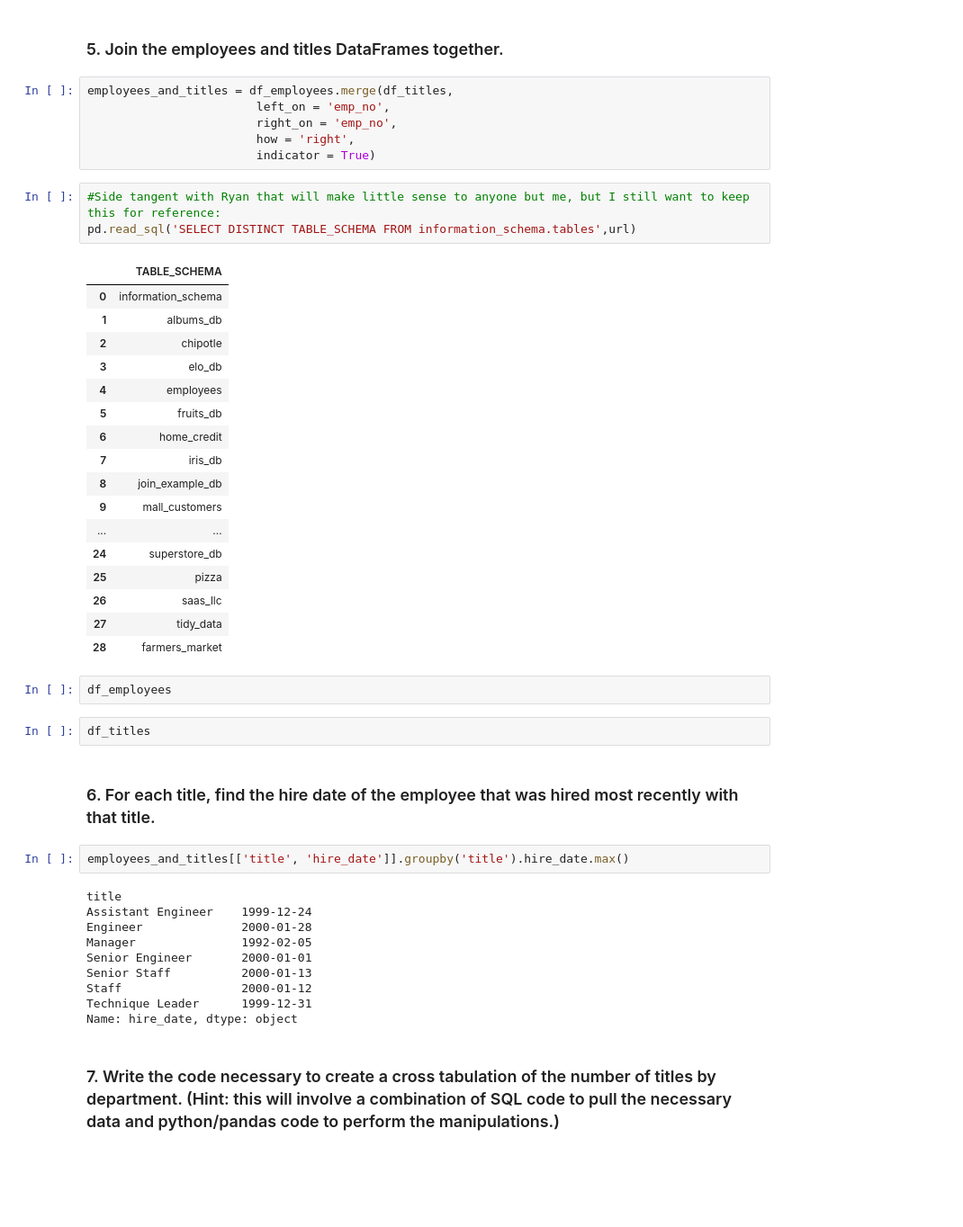
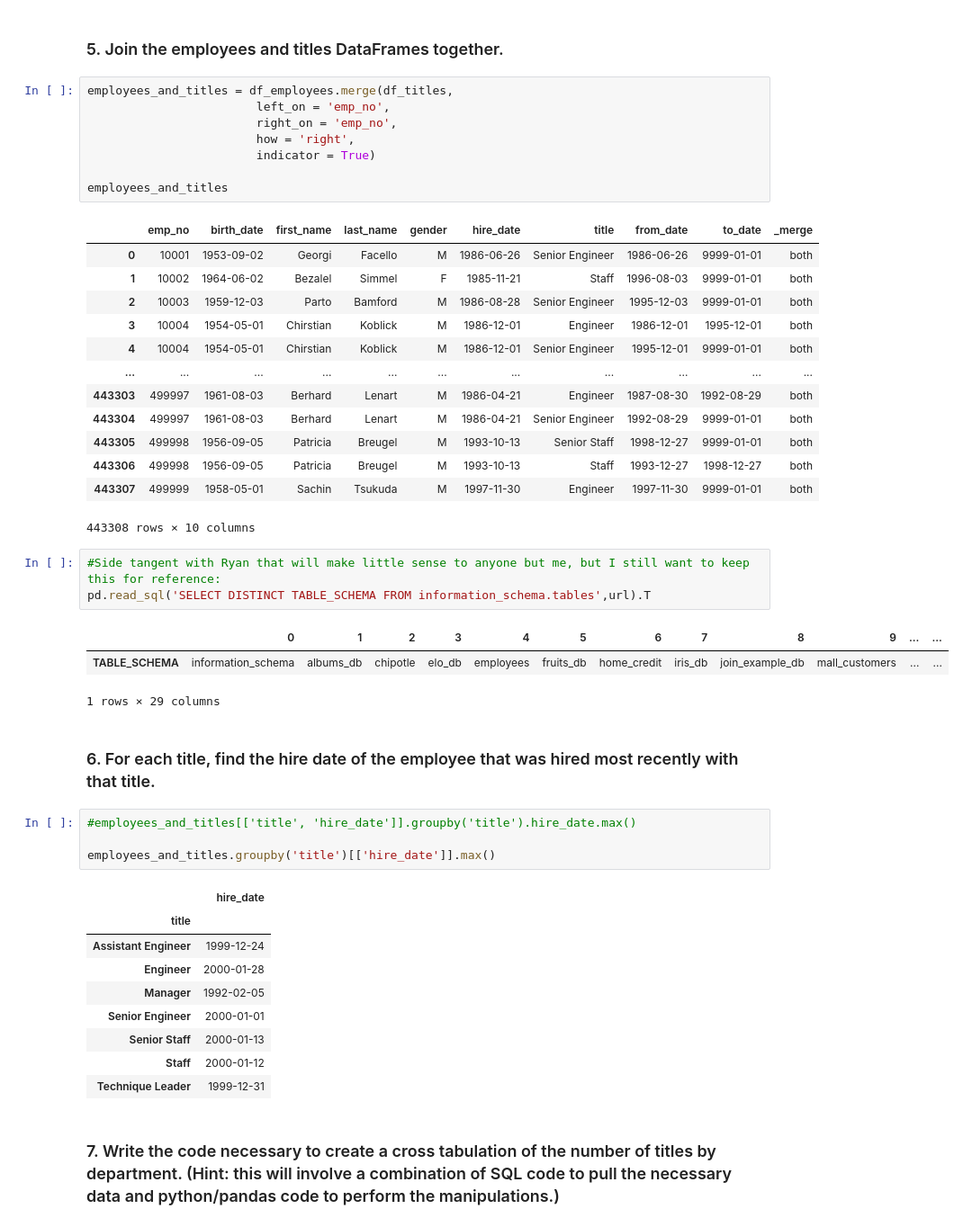
Before and after one commit to greg-maggard/numpy_pandas_visualization_exercises, a Jupyter notebook: advanced_dataframes.ipynb, the cells around one changed output. Shown: that part at 90% size. Saved outputs shown, nothing was run; the diff lists cells and outputs as text; blank space fills up the shorter version.

```diff
--- a/advanced_dataframes.ipynb
+++ b/advanced_dataframes.ipynb
@@ -371,44 +409,44 @@ employees_and_titles = df_employees.merge(df_titles,
                         right_on = 'emp_no',
                         how = 'right',
                         indicator = True)
+
+employees_and_titles
+# %% [output]
+|  | emp_no | birth_date | first_name | last_name | gender | hire_date | title | from_date | to_date | _merge |
+| 0 | 10001 | 1953-09-02 | Georgi | Facello | M | 1986-06-26 | Senior Engineer | 1986-06-26 | 9999-01-01 | both |
+| 1 | 10002 | 1964-06-02 | Bezalel | Simmel | F | 1985-11-21 | Staff | 1996-08-03 | 9999-01-01 | both |
+| 2 | 10003 | 1959-12-03 | Parto | Bamford | M | 1986-08-28 | Senior Engineer | 1995-12-03 | 9999-01-01 | both |
+| 3 | 10004 | 1954-05-01 | Chirstian | Koblick | M | 1986-12-01 | Engineer | 1986-12-01 | 1995-12-01 | both |
+| 4 | 10004 | 1954-05-01 | Chirstian | Koblick | M | 1986-12-01 | Senior Engineer | 1995-12-01 | 9999-01-01 | both |
+| ... | ... | ... | ... | ... | ... | ... | ... | ... | ... | ... |
+| 443303 | 499997 | 1961-08-03 | Berhard | Lenart | M | 1986-04-21 | Engineer | 1987-08-30 | 1992-08-29 | both |
+| 443304 | 499997 | 1961-08-03 | Berhard | Lenart | M | 1986-04-21 | Senior Engineer | 1992-08-29 | 9999-01-01 | both |
+| 443305 | 499998 | 1956-09-05 | Patricia | Breugel | M | 1993-10-13 | Senior Staff | 1998-12-27 | 9999-01-01 | both |
+| 443306 | 499998 | 1956-09-05 | Patricia | Breugel | M | 1993-10-13 | Staff | 1993-12-27 | 1998-12-27 | both |
+| 443307 | 499999 | 1958-05-01 | Sachin | Tsukuda | M | 1997-11-30 | Engineer | 1997-11-30 | 9999-01-01 | both |
+443308 rows × 10 columns
 # %%
 #Side tangent with Ryan that will make little sense to anyone but me, but I still want to keep this for reference:
-pd.read_sql('SELECT DISTINCT TABLE_SCHEMA FROM information_schema.tables',url)
+pd.read_sql('SELECT DISTINCT TABLE_SCHEMA FROM information_schema.tables',url).T
 # %% [output]
-|  | TABLE_SCHEMA |
-| 0 | information_schema |
-| 1 | albums_db |
-| 2 | chipotle |
-| 3 | elo_db |
-| 4 | employees |
-| 5 | fruits_db |
-| 6 | home_credit |
-| 7 | iris_db |
-| 8 | join_example_db |
-| 9 | mall_customers |
-| ... | ... |
-| 24 | superstore_db |
-| 25 | pizza |
-| 26 | saas_llc |
-| 27 | tidy_data |
-| 28 | farmers_market |
+|  | 0 | 1 | 2 | 3 | 4 | 5 | 6 | 7 | 8 | 9 | ... | ... |
+| TABLE_SCHEMA | information_schema | albums_db | chipotle | elo_db | employees | fruits_db | home_credit | iris_db | join_example_db | mall_customers | ... | ... |
+1 rows × 29 columns
-# %%
-df_employees
-# %%
-df_titles
 # %% [markdown]
 ### 6. For each title, find the hire date of the employee that was hired most recently with that title.
 # %%
-employees_and_titles[['title', 'hire_date']].groupby('title').hire_date.max()
+#employees_and_titles[['title', 'hire_date']].groupby('title').hire_date.max()
+
+employees_and_titles.groupby('title')[['hire_date']].max()
 # %% [output]
-title
-Assistant Engineer    1999-12-24
-Engineer              2000-01-28
-Manager               1992-02-05
-Senior Engineer       2000-01-01
-Senior Staff          2000-01-13
-Staff                 2000-01-12
-Technique Leader      1999-12-31
-Name: hire_date, dtype: object
+|  | hire_date |
+| title |  |
+| Assistant Engineer | 1999-12-24 |
+| Engineer | 2000-01-28 |
+| Manager | 1992-02-05 |
+| Senior Engineer | 2000-01-01 |
+| Senior Staff | 2000-01-13 |
+| Staff | 2000-01-12 |
+| Technique Leader | 1999-12-31 |
 # %% [markdown]
 ### 7. Write the code necessary to create a cross tabulation of the number of titles by department. (Hint: this will involve a combination of SQL code to pull the necessary data and python/pandas code to perform the manipulations.)
```
Also changed, not shown: parts of 9 cells of this notebook.
